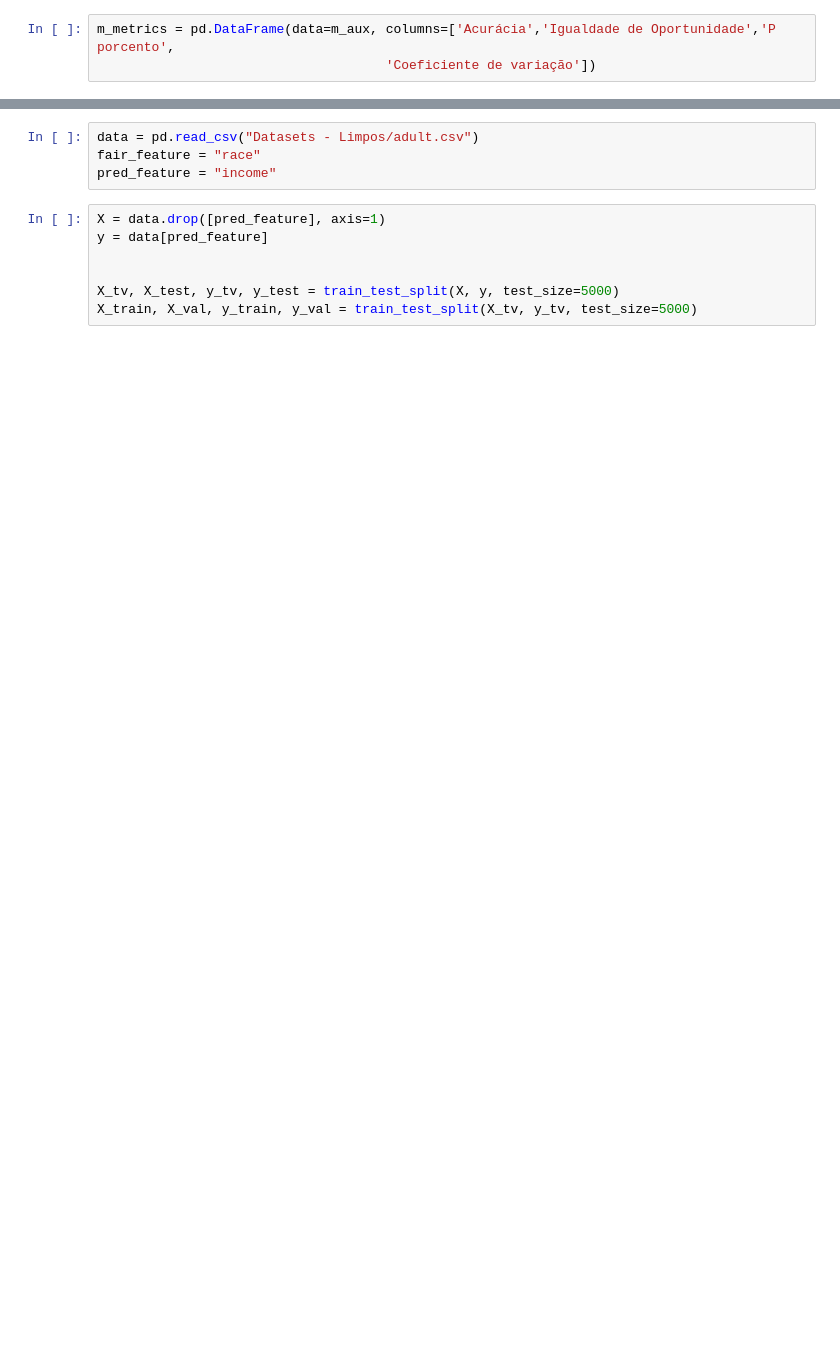
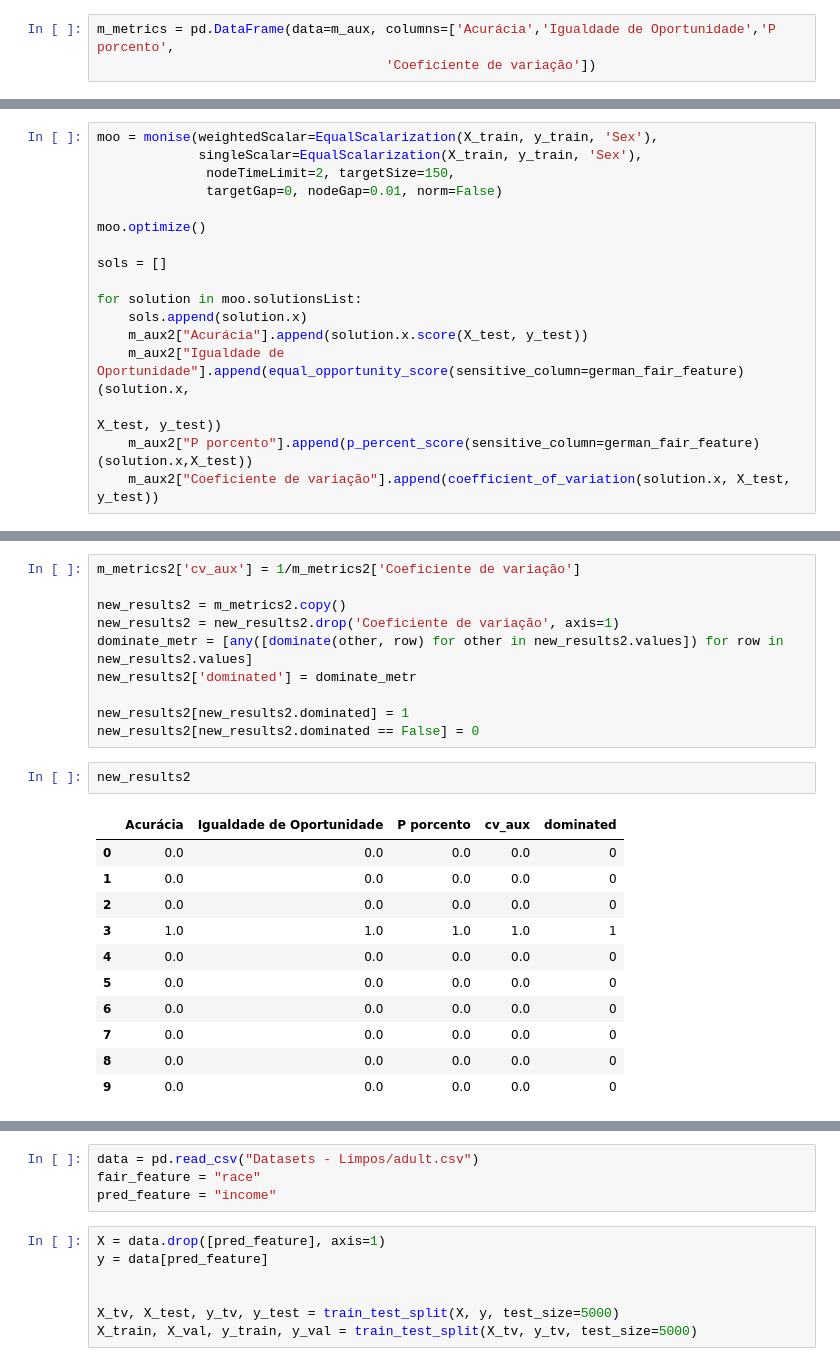
Before and after one commit to viguardieiro/moopt_fairness, a Jupyter notebook: Tradeoff.ipynb, the cells around one changed output, grey strips where cells are left out. Cells and saved outputs as stored; diff of their text form; blank space fills up the shorter version.

```diff
--- a/Tradeoff.ipynb
+++ b/Tradeoff.ipynb
@@ -107,0 +161,17 @@ fig.show()
+# %%
+moo = monise(weightedScalar=EqualScalarization(X_train, y_train, 'Sex'),
+             singleScalar=EqualScalarization(X_train, y_train, 'Sex'),
+              nodeTimeLimit=2, targetSize=150,
+              targetGap=0, nodeGap=0.01, norm=False)
+
+moo.optimize()
+
+sols = []
+
+for solution in moo.solutionsList:
+    sols.append(solution.x)
+    m_aux2["Acurácia"].append(solution.x.score(X_test, y_test))
+    m_aux2["Igualdade de Oportunidade"].append(equal_opportunity_score(sensitive_column=german_fair_feature)(solution.x,
+                                                                                                            X_test, y_test))
+    m_aux2["P porcento"].append(p_percent_score(sensitive_column=german_fair_feature)(solution.x,X_test))
+    m_aux2["Coeficiente de variação"].append(coefficient_of_variation(solution.x, X_test, y_test))
@@ -107,0 +214,24 @@ fig.show()
+# %%
+m_metrics2['cv_aux'] = 1/m_metrics2['Coeficiente de variação']
+
+new_results2 = m_metrics2.copy()
+new_results2 = new_results2.drop('Coeficiente de variação', axis=1)
+dominate_metr = [any([dominate(other, row) for other in new_results2.values]) for row in new_results2.values]
+new_results2['dominated'] = dominate_metr
+
+new_results2[new_results2.dominated] = 1
+new_results2[new_results2.dominated == False] = 0
+# %%
+new_results2
+# %% [output]
+|  | Acurácia | Igualdade de Oportunidade | P porcento | cv_aux | dominated |
+| 0 | 0.0 | 0.0 | 0.0 | 0.0 | 0 |
+| 1 | 0.0 | 0.0 | 0.0 | 0.0 | 0 |
+| 2 | 0.0 | 0.0 | 0.0 | 0.0 | 0 |
+| 3 | 1.0 | 1.0 | 1.0 | 1.0 | 1 |
+| 4 | 0.0 | 0.0 | 0.0 | 0.0 | 0 |
+| 5 | 0.0 | 0.0 | 0.0 | 0.0 | 0 |
+| 6 | 0.0 | 0.0 | 0.0 | 0.0 | 0 |
+| 7 | 0.0 | 0.0 | 0.0 | 0.0 | 0 |
+| 8 | 0.0 | 0.0 | 0.0 | 0.0 | 0 |
+| 9 | 0.0 | 0.0 | 0.0 | 0.0 | 0 |
```
Also changed, not shown: parts of 37 cells of this notebook, 1 other file.
